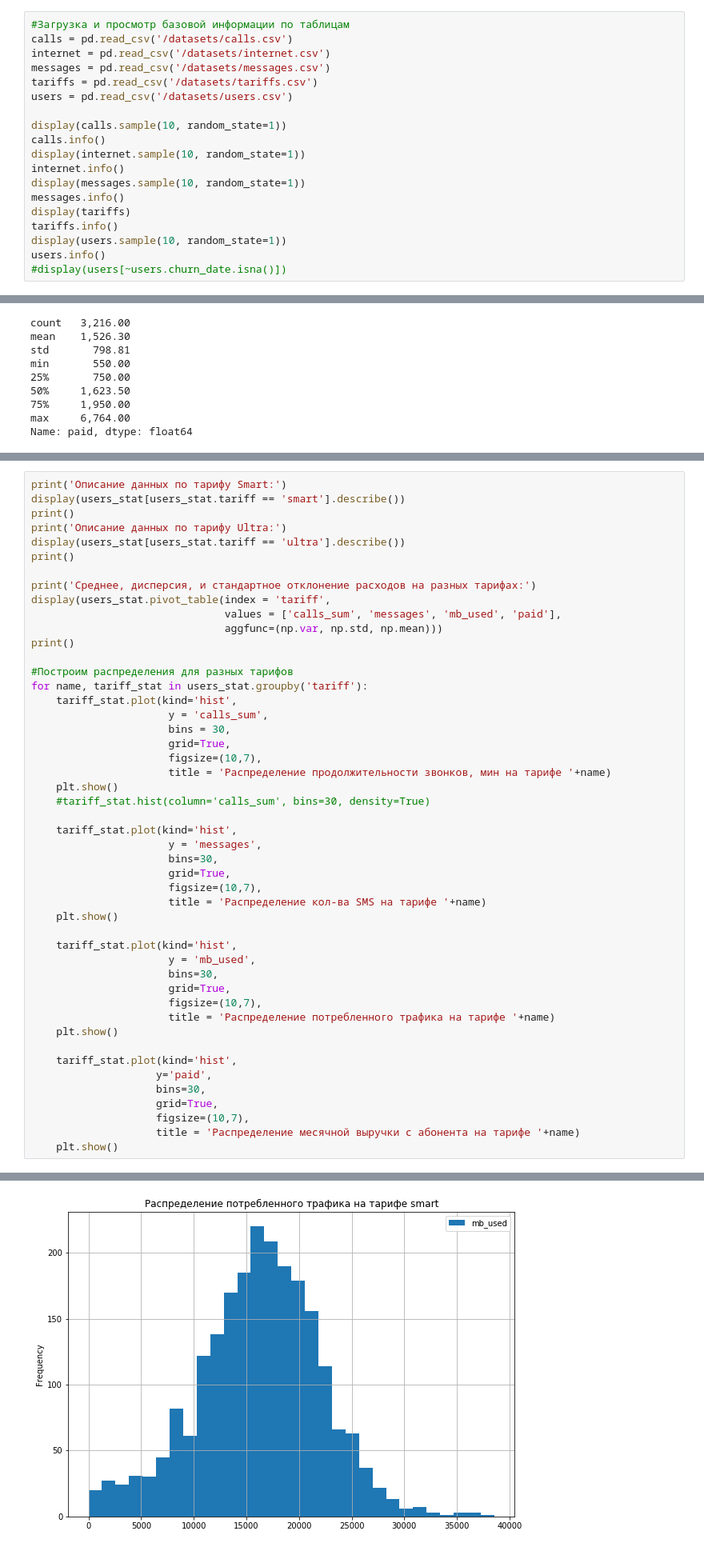
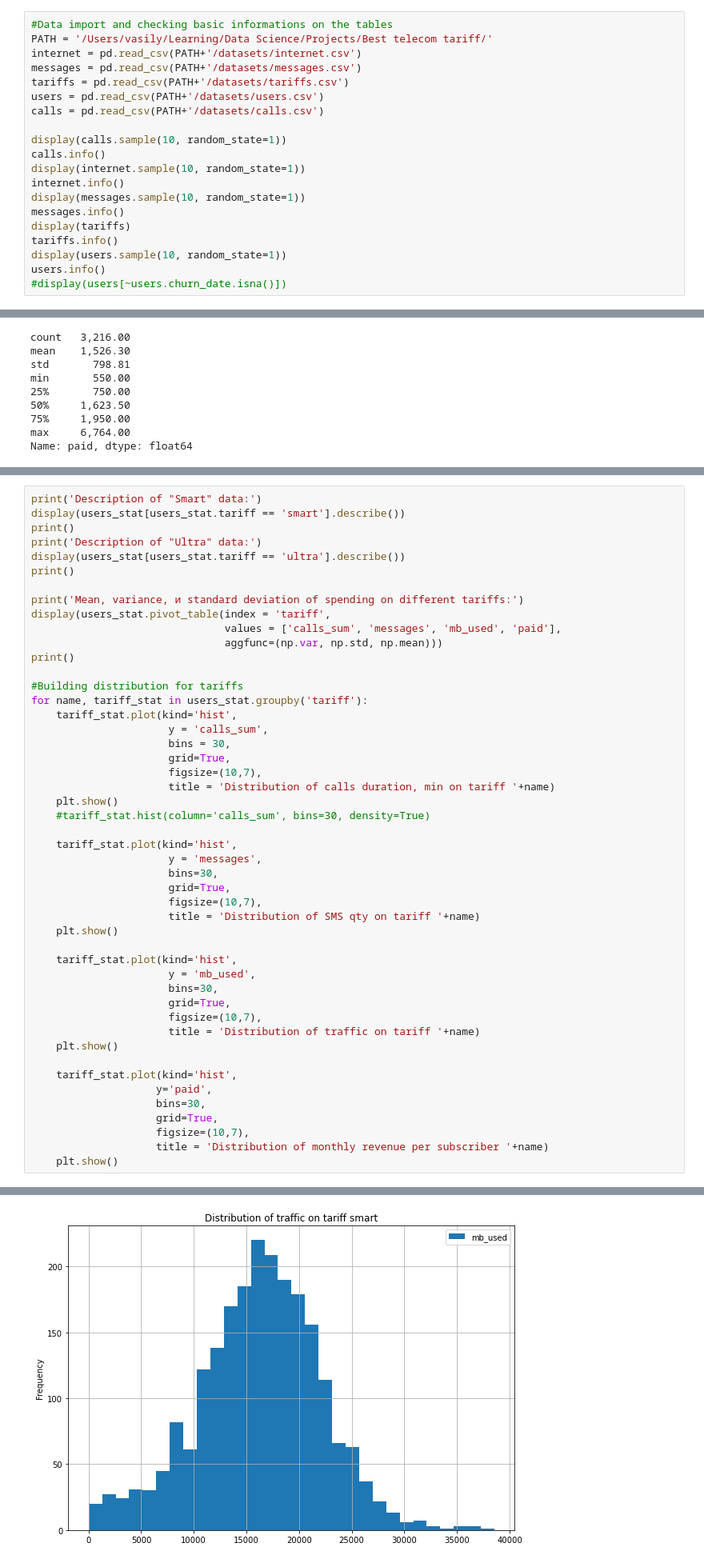
Before and after one commit to vascadagama/data-science-practicum, a Jupyter notebook: best_tariff/best_telecom_tariff.ipynb, the cells around one changed output, grey strips where cells are left out. Shown: that part at 80% size. Cells and saved outputs as stored; diff of their text form.

```diff
--- a/best_tariff/best_telecom_tariff.ipynb
+++ b/best_tariff/best_telecom_tariff.ipynb
@@ -33,12 +33,13 @@ import numpy as np
 from scipy import stats as st
 pd.set_option('display.float_format', '{:,.2f}'.format)
 # %%
-#Загрузка и просмотр базовой информации по таблицам
-calls = pd.read_csv('/datasets/calls.csv')
-internet = pd.read_csv('/datasets/internet.csv')
-messages = pd.read_csv('/datasets/messages.csv')
-tariffs = pd.read_csv('/datasets/tariffs.csv')
-users = pd.read_csv('/datasets/users.csv')
+#Data import and checking basic informations on the tables
+PATH = '/Users/vasily/Learning/Data Science/Projects/Best telecom tariff/'
+internet = pd.read_csv(PATH+'/datasets/internet.csv')
+messages = pd.read_csv(PATH+'/datasets/messages.csv')
+tariffs = pd.read_csv(PATH+'/datasets/tariffs.csv')
+users = pd.read_csv(PATH+'/datasets/users.csv')
+calls = pd.read_csv(PATH+'/datasets/calls.csv')
 
 display(calls.sample(10, random_state=1))
 calls.info()
@@ -374,25 +385,25 @@ Name: paid, dtype: float64
 # %%
-print('Описание данных по тарифу Smart:')
+print('Description of "Smart" data:')
 display(users_stat[users_stat.tariff == 'smart'].describe())
 print()
-print('Описание данных по тарифу Ultra:')
+print('Description of "Ultra" data:')
 display(users_stat[users_stat.tariff == 'ultra'].describe())
 print()
 
-print('Среднее, дисперсия, и стандартное отклонение расходов на разных тарифах:')
+print('Mean, variance, и standard deviation of spending on different tariffs:')
 display(users_stat.pivot_table(index = 'tariff',
                                values = ['calls_sum', 'messages', 'mb_used', 'paid'],
                                aggfunc=(np.var, np.std, np.mean)))
 print()
 
-#Построим распределения для разных тарифов
+#Building distribution for tariffs
 for name, tariff_stat in users_stat.groupby('tariff'):
     tariff_stat.plot(kind='hist',
                       y = 'calls_sum',
                       bins = 30,
                       grid=True,
                       figsize=(10,7),
-                      title = 'Распределение продолжительности звонков, мин на тарифе '+name)
+                      title = 'Distribution of calls duration, min on tariff '+name)
     plt.show()
     #tariff_stat.hist(column='calls_sum', bins=30, density=True)
 
@@ -401,7 +412,7 @@ for name, tariff_stat in users_stat.groupby('tariff'):
                       bins=30,
                       grid=True,
                       figsize=(10,7),
-                      title = 'Распределение кол-ва SMS на тарифе '+name)
+                      title = 'Distribution of SMS qty on tariff '+name)
     plt.show()
 
     tariff_stat.plot(kind='hist',
@@ -409,7 +420,7 @@ for name, tariff_stat in users_stat.groupby('tariff'):
                       bins=30,
                       grid=True,
                       figsize=(10,7),
-                      title = 'Распределение потребленного трафика на тарифе '+name)
+                      title = 'Distribution of traffic on tariff '+name)
     plt.show()
 
     tariff_stat.plot(kind='hist',
@@ -417,6 +428,6 @@ for name, tariff_stat in users_stat.groupby('tariff'):
                     bins=30,
                     grid=True,
                     figsize=(10,7),
-                    title = 'Распределение месячной выручки с абонента на тарифе '+name)
+                    title = 'Distribution of monthly revenue per subscriber '+name)
     plt.show()
 # %% [output]
@@ -451 +462 @@ for name, tariff_stat in users_stat.groupby('tariff'):
-[figure, old version]
+[figure, new version]
```
Also changed, not shown: parts of 37 cells of this notebook.
